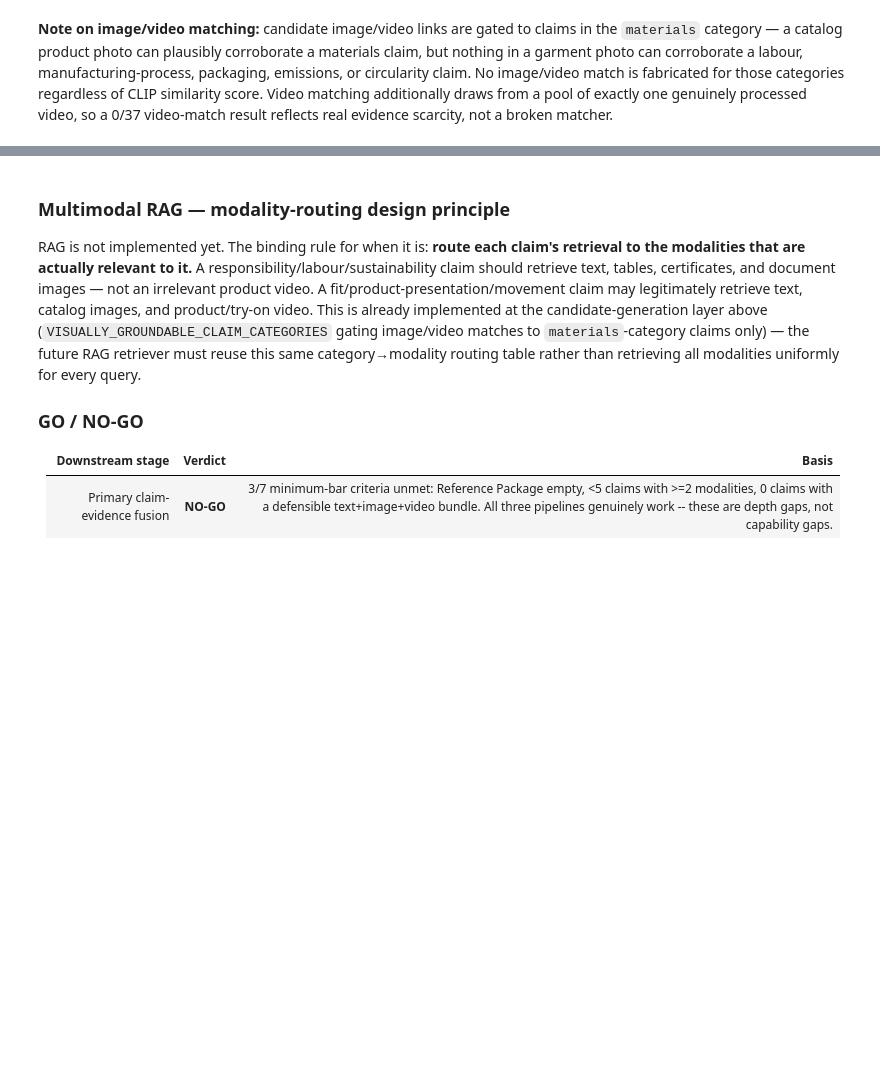
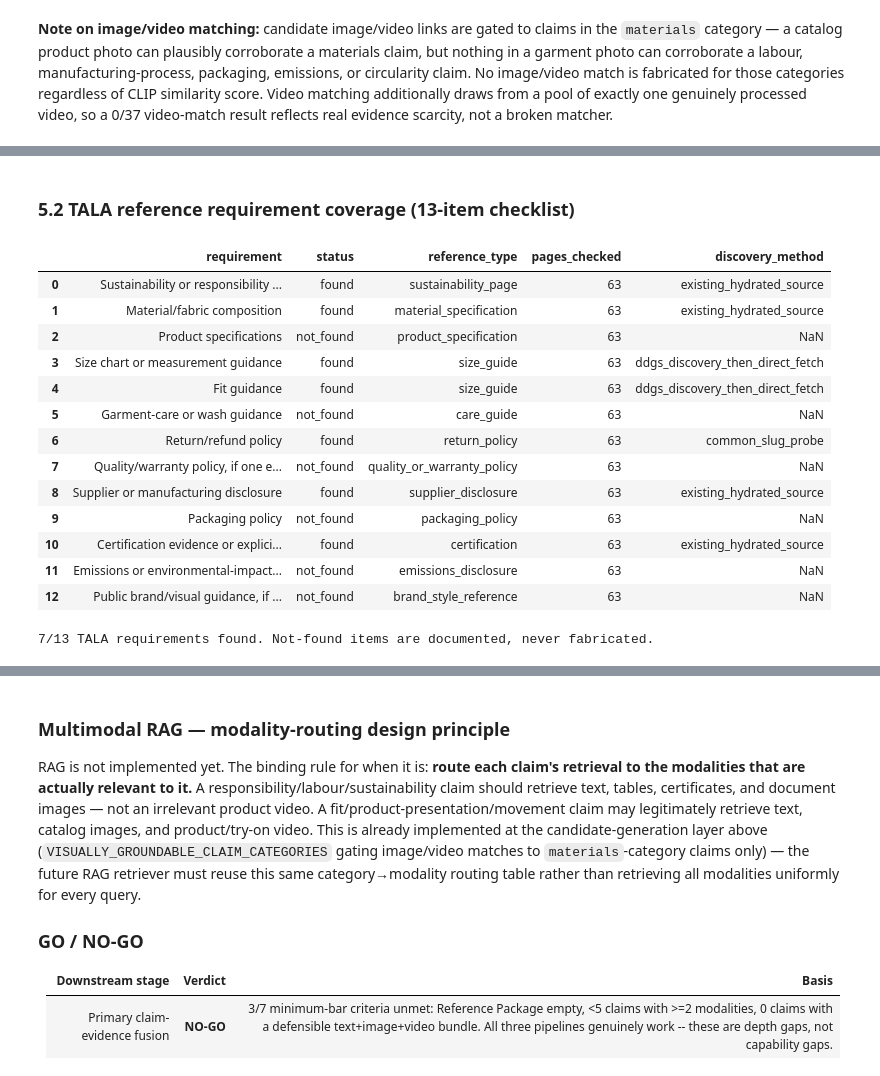
Before and after one commit to VinayakSrivastava2508/tala-multimodal-ai, a Jupyter notebook: notebooks/03_video_pipeline_and_multimodal_evidence.ipynb, the cells around one changed output, grey strips where cells are left out. Drawn from its saved outputs; the diff is of its cells as text; code cells hidden in the pictures; blank space fills up the shorter version.

```diff
--- a/notebooks/03_video_pipeline_and_multimodal_evidence.ipynb
+++ b/notebooks/03_video_pipeline_and_multimodal_evidence.ipynb
@@ -31,11 +31,21 @@ PROCESSED = PROJECT_ROOT / "data" / "processed"
 INTERIM_DAY2_5 = PROJECT_ROOT / "data" / "interim" / "day2_5"
 TABLES = PROJECT_ROOT / "outputs" / "tables"
 
+INTERIM_DAY2_6 = PROJECT_ROOT / "data" / "interim" / "day2_6"
+
 image_assets = pd.read_csv(INTERIM_DAY2_5 / "image_assets.csv")
 video_assets = pd.read_csv(INTERIM_DAY2_5 / "video_assets.csv")
 video_frames = pd.read_csv(PROCESSED / "video_frame_features.csv")
 video_level = pd.read_csv(PROCESSED / "video_level_features.csv")
 claim_candidates = pd.read_csv(PROCESSED / "claim_multimodal_evidence_candidates.csv")
 modality_audit = pd.read_csv(TABLES / "assignment_modality_audit.csv")
-print("Loaded Day 2.5 outputs.")
+
+reference_assets = pd.read_csv(INTERIM_DAY2_6 / "multimodal_reference_assets.csv")
+reference_chunks = pd.read_csv(PROCESSED / "reference_document_chunks.csv")
+reference_tables_df = pd.read_csv(PROCESSED / "reference_tables.csv")
+reference_images_df = pd.read_csv(PROCESSED / "reference_images.csv")
+tala_requirement_status = pd.read_csv(TABLES / "day2_6_tala_requirement_status.csv")
+reference_package_readiness = pd.read_csv(TABLES / "day2_6_reference_package_readiness.csv")
+claim_reference_matches = pd.read_csv(PROCESSED / "claim_reference_matches.csv") if (PROCESSED / "claim_reference_matches.csv").exists() else pd.DataFrame()
+print("Loaded Day 2.5 + Day 2.6A outputs.")
 # %% [output]
@@ -241,0 +283,22 @@ video, so a 0/37 video-match result reflects real evidence scarcity, not a broke
+# %% [markdown]
+### 5.2 TALA reference requirement coverage (13-item checklist)
+# %%
+display(tala_requirement_status[["requirement", "status", "reference_type", "pages_checked", "discovery_method"]])
+n_found = int((tala_requirement_status["status"] == "found").sum())
+print(f"\n{n_found}/{len(tala_requirement_status)} TALA requirements found. Not-found items are documented, never fabricated.")
+# %% [output]
+|  | requirement | status | reference_type | pages_checked | discovery_method |
+| 0 | Sustainability or responsibility ... | found | sustainability_page | 63 | existing_hydrated_source |
+| 1 | Material/fabric composition | found | material_specification | 63 | existing_hydrated_source |
+| 2 | Product specifications | not_found | product_specification | 63 | NaN |
+| 3 | Size chart or measurement guidance | found | size_guide | 63 | ddgs_discovery_then_direct_fetch |
+| 4 | Fit guidance | found | size_guide | 63 | ddgs_discovery_then_direct_fetch |
+| 5 | Garment-care or wash guidance | not_found | care_guide | 63 | NaN |
+| 6 | Return/refund policy | found | return_policy | 63 | common_slug_probe |
+| 7 | Quality/warranty policy, if one e... | not_found | quality_or_warranty_policy | 63 | NaN |
+| 8 | Supplier or manufacturing disclosure | found | supplier_disclosure | 63 | existing_hydrated_source |
+| 9 | Packaging policy | not_found | packaging_policy | 63 | NaN |
+| 10 | Certification evidence or explici... | found | certification | 63 | existing_hydrated_source |
+| 11 | Emissions or environmental-impact... | not_found | emissions_disclosure | 63 | NaN |
+| 12 | Public brand/visual guidance, if ... | not_found | brand_style_reference | 63 | NaN |
+7/13 TALA requirements found. Not-found items are documented, never fabricated.
```
Also changed, not shown: parts of 27 cells of this notebook, 18 other files.
